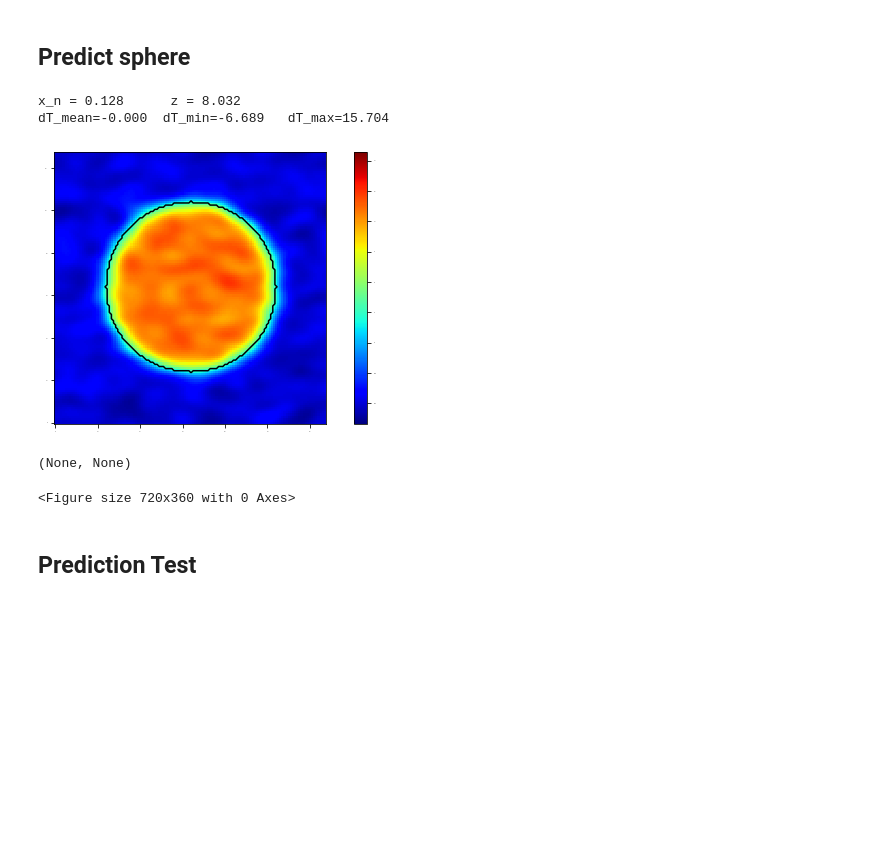
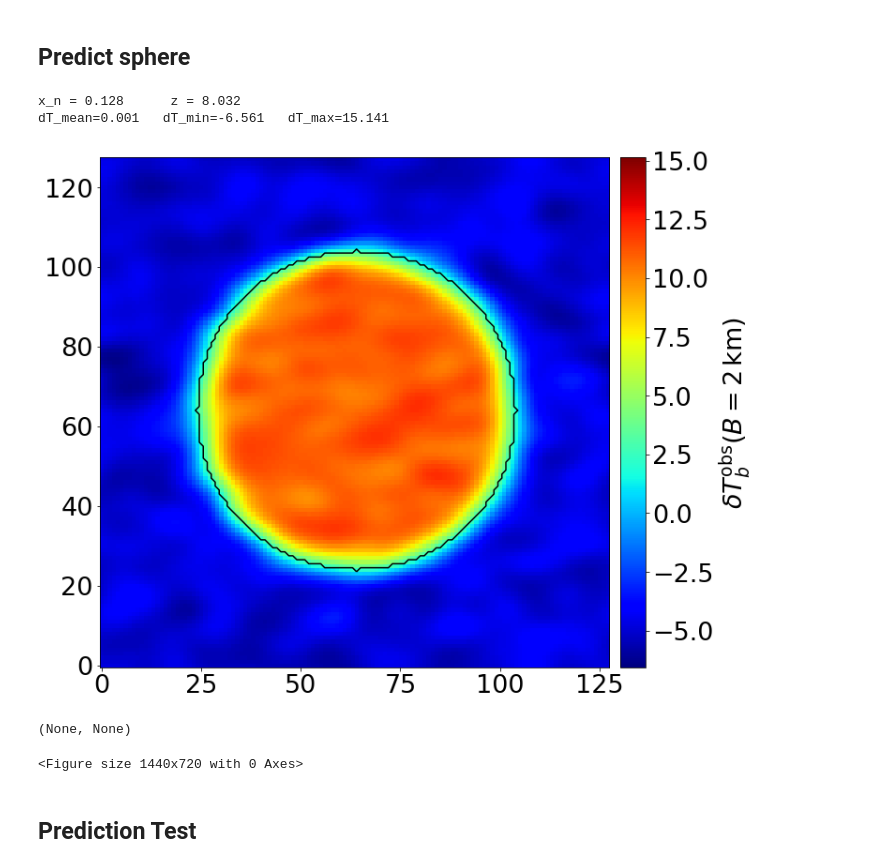
Before and after one commit to micbia/SegU-Net, a Jupyter notebook: pred21cm.ipynb, the cells around one changed output. Drawn from its saved outputs; the diff is of its cells as text; code cells hidden in the pictures; blank space fills up the shorter version.

```diff
--- a/pred21cm.ipynb
+++ b/pred21cm.ipynb
@@ -17,4 +17,4 @@ np.random.shuffle(str_seed)
 seed = int(''.join(str_seed))
 
 #outpath = '/home/michele/Documents/PhD_Sussex/output/ML/dataset/inputs/test_predict/'
-outpath = '/home/michele/Documents/PhD_Sussex/output/ML/dataset/outputs/new/02-10T23-52-36_128slice/predictions/layers_output/'
+outpath = '/home/michele/Documents/PhD_Sussex/output/ML/dataset/outputs/02-10T23-52-36_128slice/predictions/layers_output/'
@@ -215,7 +198,9 @@ redshift = np.arange(7.000, 9.001, 0.001)
 
 norm = matplotlib.colors.Normalize(vmin=redshift.min(), vmax=redshift.max(), clip=True)
 mapper = matplotlib.cm.ScalarMappable(norm=norm, cmap='plasma')
-plt.figure(figsize=(10,5))
+plt.rcParams['font.size'] = 16
+
+plt.figure(figsize=(12,7))
 for zn in [7.0, 7.5, 8.0, 8.5, 9.0]:
     uvfile = '/home/michele/Documents/PhD_Sussex/output/ML/dataset/inputs/uvmap_128_z7-20.pkl'
     if not (os.path.exists(uvfile)):
@@ -234,11 +219,11 @@ for zn in [7.0, 7.5, 8.0, 8.5, 9.0]:
                                        N_ant=Nant, verbose=True, fft_wrap=False)
 
 
-    plt.hist(noise_cube.flatten(), bins=150, histtype='step', color=mapper.to_rgba(zn), label='z = %.3f' %zn)
+    plt.hist(noise_cube.flatten(), bins=150, histtype='step', lw=2, color=mapper.to_rgba(zn), label='z = %d' %zn)
 
 plt.xlim(-4500,4500)
-plt.ylabel(r'$N_{cell}$', size=16)
-plt.xlabel(r'$\delta T_b^{noise}(t_{obs}=1000\,h)$ $[mK]$', size=16)
+plt.ylabel(r'$N_{cell}$', size=20)
+plt.xlabel(r'$\delta T_b^{noise}(t_{obs}=1000\,h)$ $[mK]$', size=20)
 plt.legend()
 plt.savefig('%snoise%s.png' %(outpath, name), bbox_inches='tight'), plt.show(), plt.clf()
 # %% [output]
@@ -1030,18 +1004,12 @@ ax1.plot(xn_mask_true, xn_mask_true*(1.-0.341/2), 'k--', alpha=0.2)
 
 clr1 = 'violet'
 clr2 = 'tab:green'
-ax1.errorbar(0.1690, 0.1978, 0.0126, lw=1, markersize=7, marker='o', capsize=3, color=clr1, label=r'SegU-net on C$\rm ^2$Ray')
-ax1.errorbar(0.2856, 0.3234, 0.0142, lw=1, markersize=7, marker='o', capsize=3, color=clr1)
-ax1.errorbar(0.5658, 0.6350, 0.0148, lw=1, markersize=7, marker='o', capsize=3, color=clr1)
-ax1.errorbar(0.7009, 0.7706, 0.0197, lw=1, markersize=7, marker='o', capsize=3, color=clr1)
-ax1.scatter(0.1690, 0.4681, lw=2, marker='s', color=clr2, label=r'Super-Pixel on C$\rm ^2$Ray')
-ax1.scatter(0.2856, 0.5373, lw=2, marker='s', color=clr2)
-ax1.scatter(0.5658, 0.6454, lw=2, marker='s', color=clr2)
-ax1.scatter(0.7009, 0.6780, lw=2, marker='s', color=clr2)
-
+data = np.loadtxt('/home/michele/Documents/PhD_Sussex/output/ML/dataset/inputs/244Mpc_f2_8.2pS_500/astro_params_244Mpc_r2.09.txt', unpack=True)
+ax1.errorbar(data[9], data[10], data[11], elinewidth=1, lw=0, markersize=7, marker='o', capsize=3, color=clr1, label=r'SegU-net on C$\rm ^2$Ray')
+ax1.scatter(data[9], data[12], lw=2, marker='s', color=clr2, label=r'Super-Pixel on C$\rm ^2$Ray')
 
 ax1.set_xlim(xn_mask_true.min()-0.02, xn_mask_true.max()+0.02), ax1.set_xlabel(r'$\rm x^v_{HI,\,true}$', size=20)
-ax1.set_ylim(xn_mask_true.min()-0.02, xn_mask_true.max()+0.02), ax1.set_ylabel(r'$\rm x^v_{HI,\,predict}$', size=20)
+ax1.set_ylim(xn_mask_true.min()-0.02, xn_mask_true.max()+0.07), ax1.set_ylabel(r'$\rm x^v_{HI,\,predict}$', size=20)
 plt.legend(loc=4)
 plt.savefig('%scorr_tobs%d.png' %(PATH_MODEL1, tobs), bbox_inches="tight")
 # %% [output]
@@ -1228,30 +1196,33 @@ def RescaleData(arr, a=-1, b=1):
 # %%
 data = Sphere(r=40)
 #data = Molecule()
 #data = SwissCheese(rs=[15,30], nrb=30)
 #data = ManWithHat()
+z = 8.032
+
+plt.rcParams['font.size'] = 27
 print('x_n = %.3f\t z = %.3f' %(np.mean(data), z))
 
 dT_test = RescaleData(data, a=-8, b=8)
 dT_test = t2c.subtract_mean_signal(dT_test, los_axis=2)
 dT_test_smt = t2c.smooth_coeval(dT_test+noise_cube, z, box_size_mpc=cube.user_params.HII_DIM, max_baseline=2.0, ratio=1.0, nu_axis=2)
 
 print('dT_mean=%.3f\tdT_min=%.3f\tdT_max=%.3f' %(np.mean(dT_test_smt), np.min(dT_test_smt), np.max(dT_test_smt)))
 
 # Plot
-plt.rcParams['figure.figsize'] = [10, 5]
+plt.rcParams['figure.figsize'] = [20, 10]
 plt.imshow(dT_test_smt[:,:,64], cmap='jet', origin='lower', vmin=np.min(dT_test_smt), vmax=np.max(dT_test_smt))
-plt.colorbar()
-plt.contour(data[:,:,64], colors='k', levels=[0.5])
-plt.savefig(outpath+'sphere_slice.png', bbox_inches='tight')
+plt.colorbar(pad=0.01, label=r'$\delta T_b^{\rm obs}(B=2\,\rm km)$')
+plt.contour(data[:,:,64], colors='k', lw=3, levels=[0.5])
+plt.savefig(outpath+'../test_sphere/sphere_slice.png', bbox_inches='tight')
 
 plt.show(), plt.clf()
 # %% [output]
 x_n = 0.128      z = 8.032
-dT_mean=-0.000  dT_min=-6.689   dT_max=15.704
+dT_mean=0.001   dT_min=-6.561   dT_max=15.141
-[figure, old version]
+[figure, new version]
 (None, None)
-<Figure size 720x360 with 0 Axes>
+<Figure size 1440x720 with 0 Axes>
 # %%
 PowerSpectrum??
 # %%
```
Also changed, not shown: parts of 12 cells of this notebook, 14 other files.
